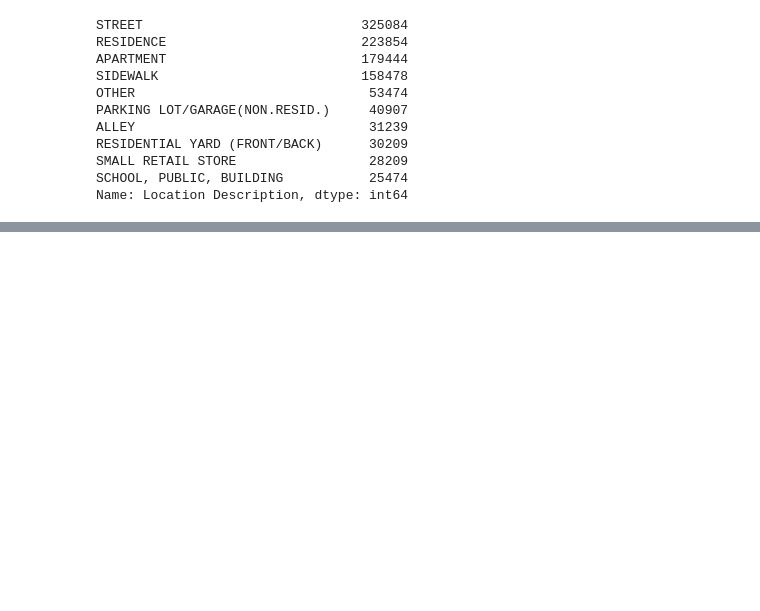
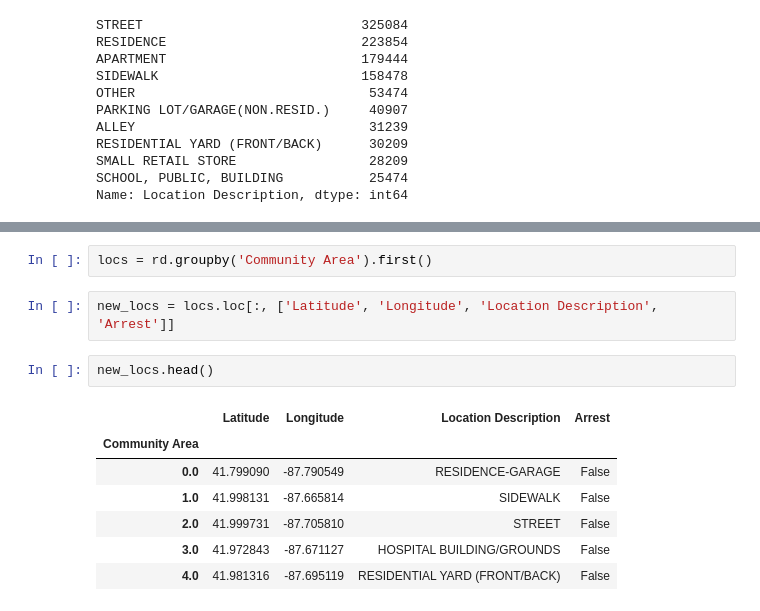
Before and after one commit to abhinav-bot/BigData, a Jupyter notebook: Chicagoc.BigData.ipynb, the cells around one changed output, grey strips where cells are left out. Cells and saved outputs as stored; diff of their text form; blank space fills up the shorter version.

```diff
--- a/Chicagoc.BigData.ipynb
+++ b/Chicagoc.BigData.ipynb
@@ -51,0 +65,14 @@ Name: Location Description, dtype: int64
+# %%
+locs = rd.groupby('Community Area').first()
+# %%
+new_locs = locs.loc[:, ['Latitude', 'Longitude', 'Location Description', 'Arrest']]
+# %%
+new_locs.head()
+# %% [output]
+|  | Latitude | Longitude | Location Description | Arrest |
+| Community Area |  |  |  |  |
+| 0.0 | 41.799090 | -87.790549 | RESIDENCE-GARAGE | False |
+| 1.0 | 41.998131 | -87.665814 | SIDEWALK | False |
+| 2.0 | 41.999731 | -87.705810 | STREET | False |
+| 3.0 | 41.972843 | -87.671127 | HOSPITAL BUILDING/GROUNDS | False |
+| 4.0 | 41.981316 | -87.695119 | RESIDENTIAL YARD (FRONT/BACK) | False |
```
Also changed, not shown: parts of 10 cells of this notebook.
